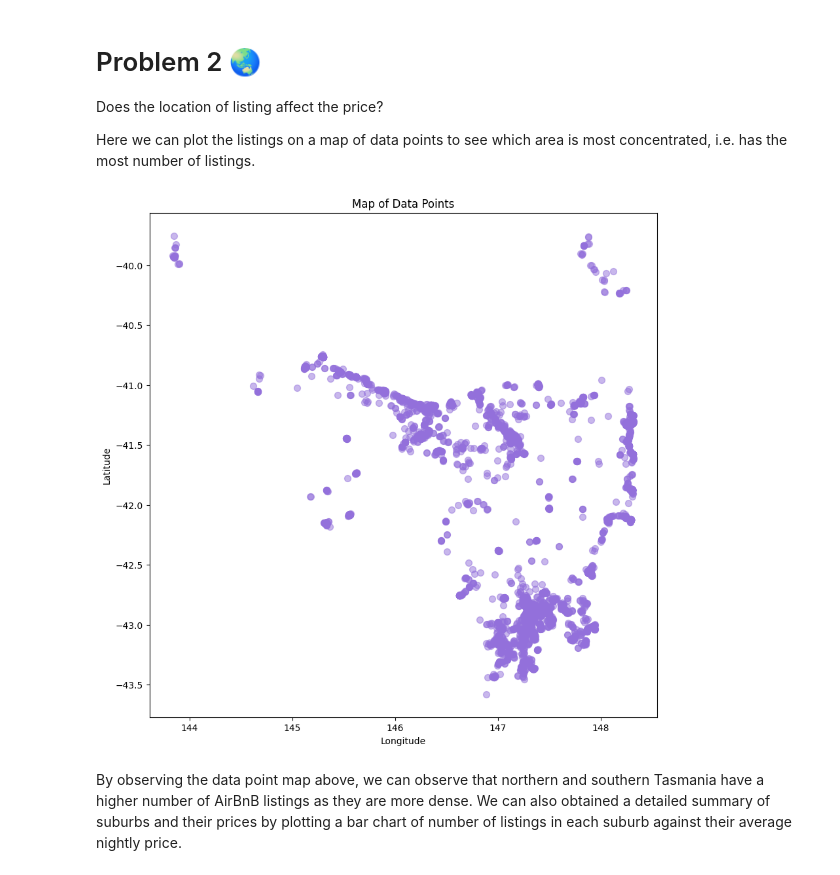
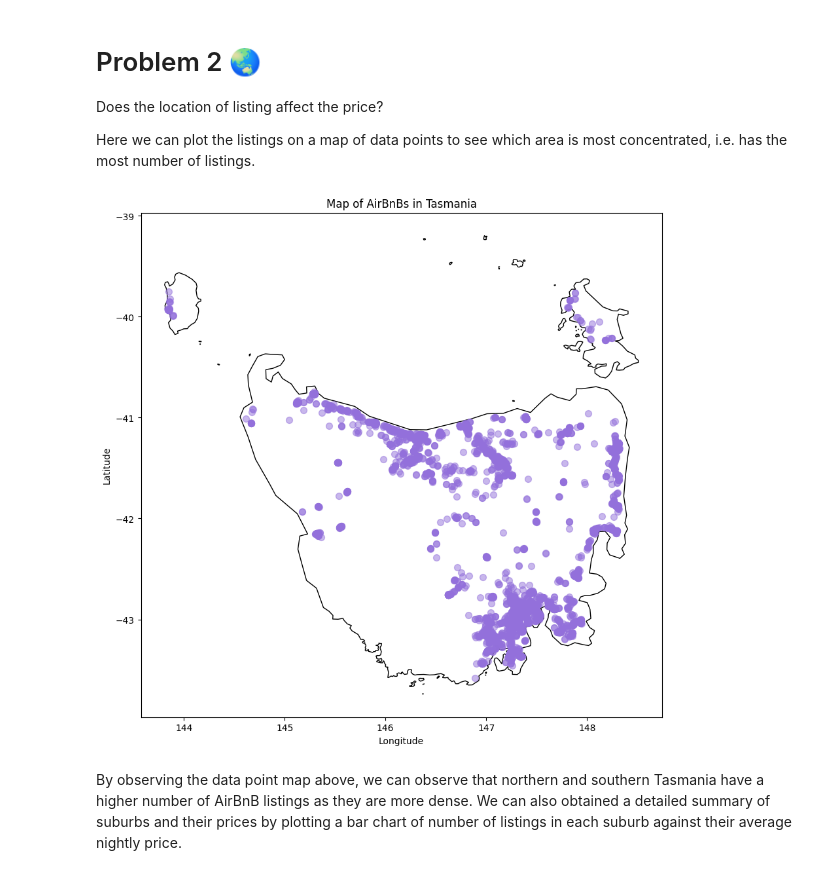
Before and after one commit to zhiyi-zy/data_project, a Jupyter notebook: presentation.ipynb, the cells around one changed output. Drawn from its saved outputs; the diff is of its cells as text; code cells hidden in the pictures.

```diff
--- a/presentation.ipynb
+++ b/presentation.ipynb
@@ -78,15 +78,21 @@ Based on the bar chart, it is evident that the most favored type of listings are
 Does the location of listing affect the price?
 
 Here we can plot the listings on a map of data points to see which area is most concentrated, i.e. has the most number of listings.
-# %%
-plt.figure(figsize=(10, 10))
-plt.scatter(penalty_data['longitude'], penalty_data['latitude'], marker='o', s=50, alpha=0.5, c='mediumpurple', zorder=2)
-plt.title('Map of Data Points')
-plt.xlabel('Longitude')
-plt.ylabel('Latitude')
-plt.show()
-# %% [output]
-[figure, removed]
+# %%
+# Draw the map of Tasmania
+tasmania = gp.read_file('tasmania.json')
+points = gp.GeoDataFrame(geometry=gp.points_from_xy(penalty_data['longitude'], penalty_data['latitude']))
+fig, axs = plt.subplots(figsize=(20, 10))
+
+# Plot the Tasmania boundary on the first subplot
+tasmania.boundary.plot(ax=axs, color='black', linewidth=1)
+points.plot(ax=axs, marker='o', markersize=50, alpha=0.5, color='mediumpurple', zorder=2)
+axs.set_title('Map of AirBnBs in Tasmania')
+axs.set_xlabel('Longitude')
+axs.set_ylabel('Latitude')
+plt.show()
+# %% [output]
+[figure, added]
 # %% [markdown]
 By observing the data point map above, we can observe that northern and southern Tasmania have a higher number of AirBnB listings as they are more dense. We can also obtained a detailed summary of suburbs and their prices by plotting a bar chart of number of listings in each suburb against their average nightly price.
 # %%
```
Also changed, not shown: parts of 2 cells of this notebook, 2 other files.
